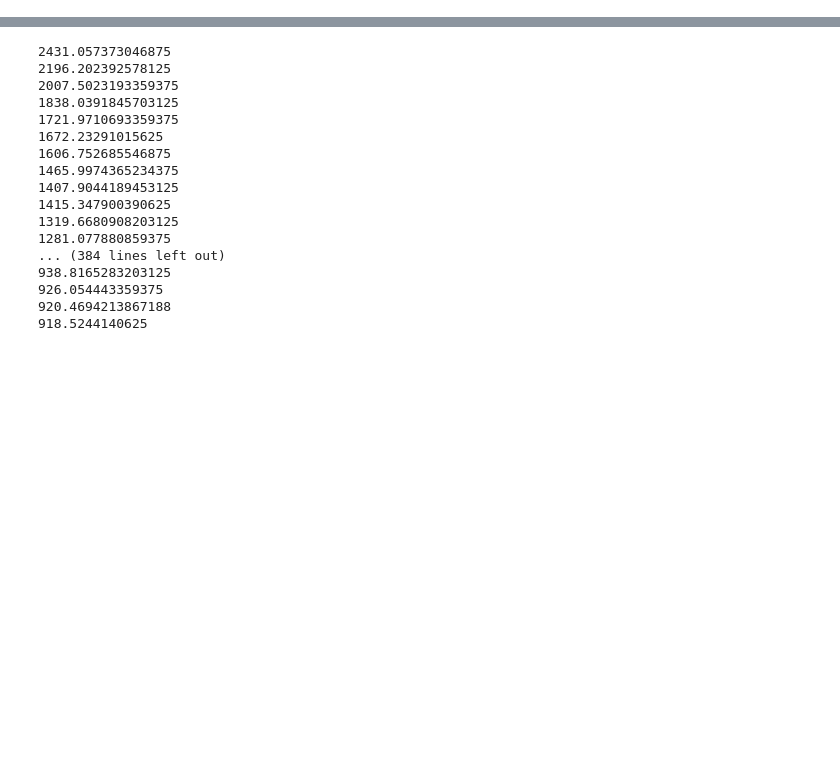
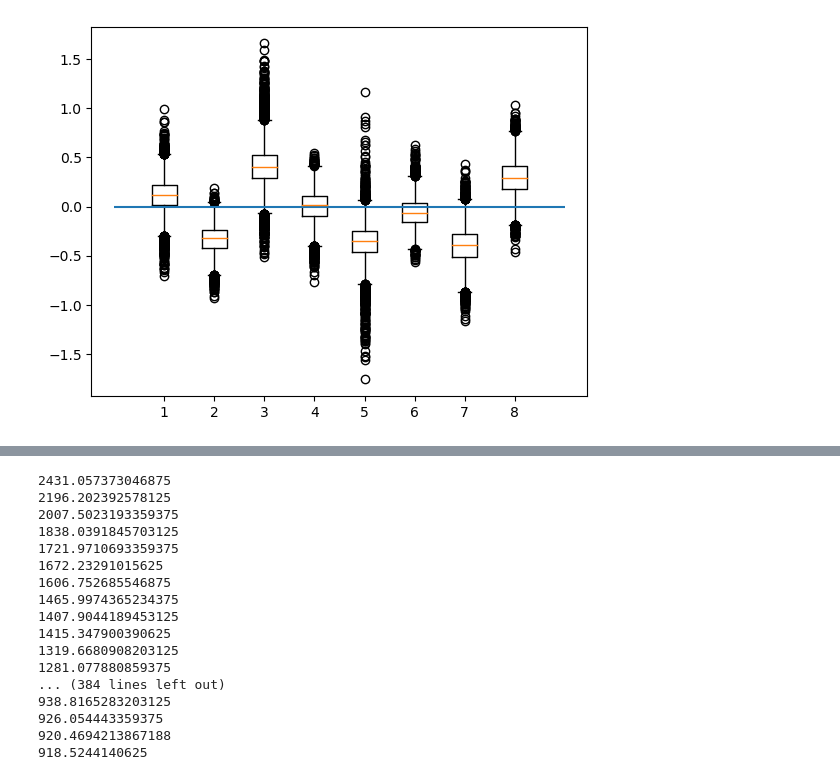
Before and after one commit to melioristic/FOMO-VAEM, a Jupyter notebook: nb_4_clustering.ipynb, the cells around one changed output, grey strips where cells are left out. Saved outputs shown, nothing was run; the diff lists cells and outputs as text; code cells hidden in the pictures; blank space fills up the shorter version.

```diff
--- a/nb_4_clustering.ipynb
+++ b/nb_4_clustering.ipynb
@@ -20,0 +27,6 @@ mu_l_x = mu_l[index]
+# %%
+plt.boxplot(mu_l_x)
+plt.hlines(0, 0,9)
+plt.show()
+# %% [output]
+[figure, added]
```
Also changed, not shown: parts of 7 cells of this notebook, 5 other files.
